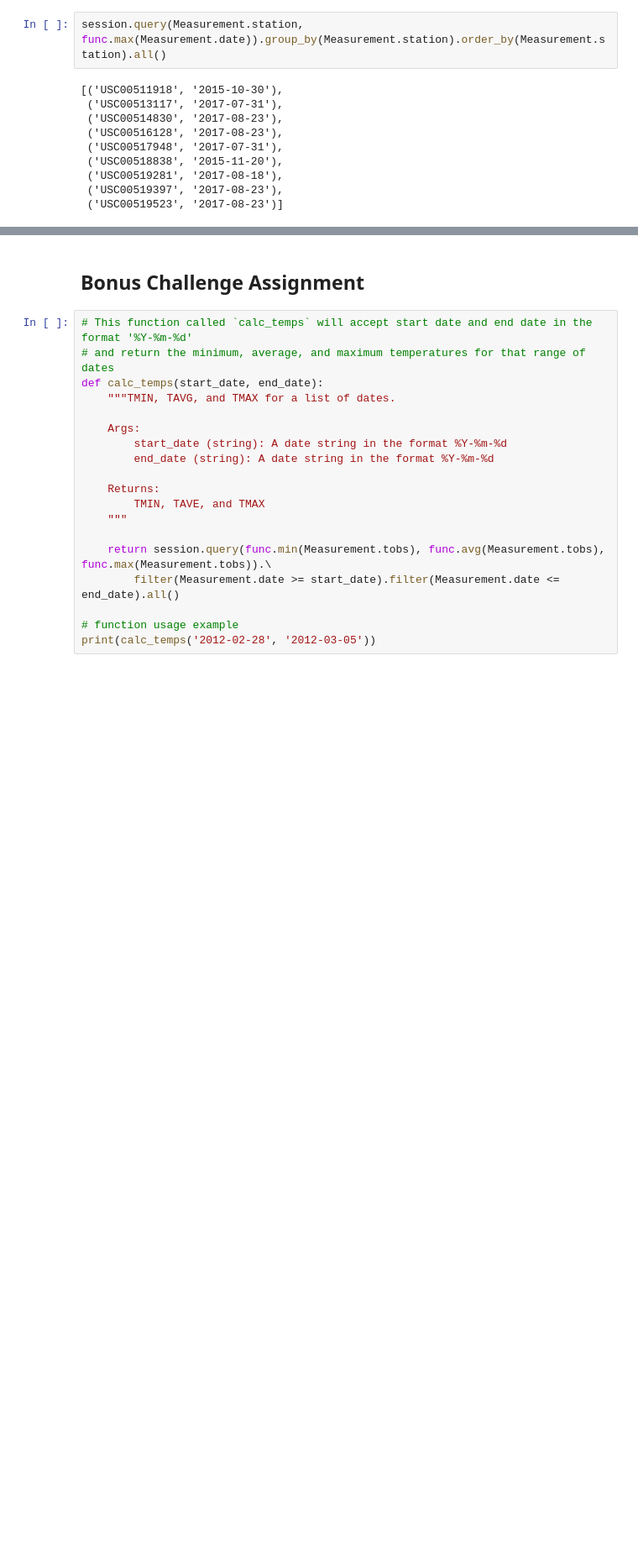
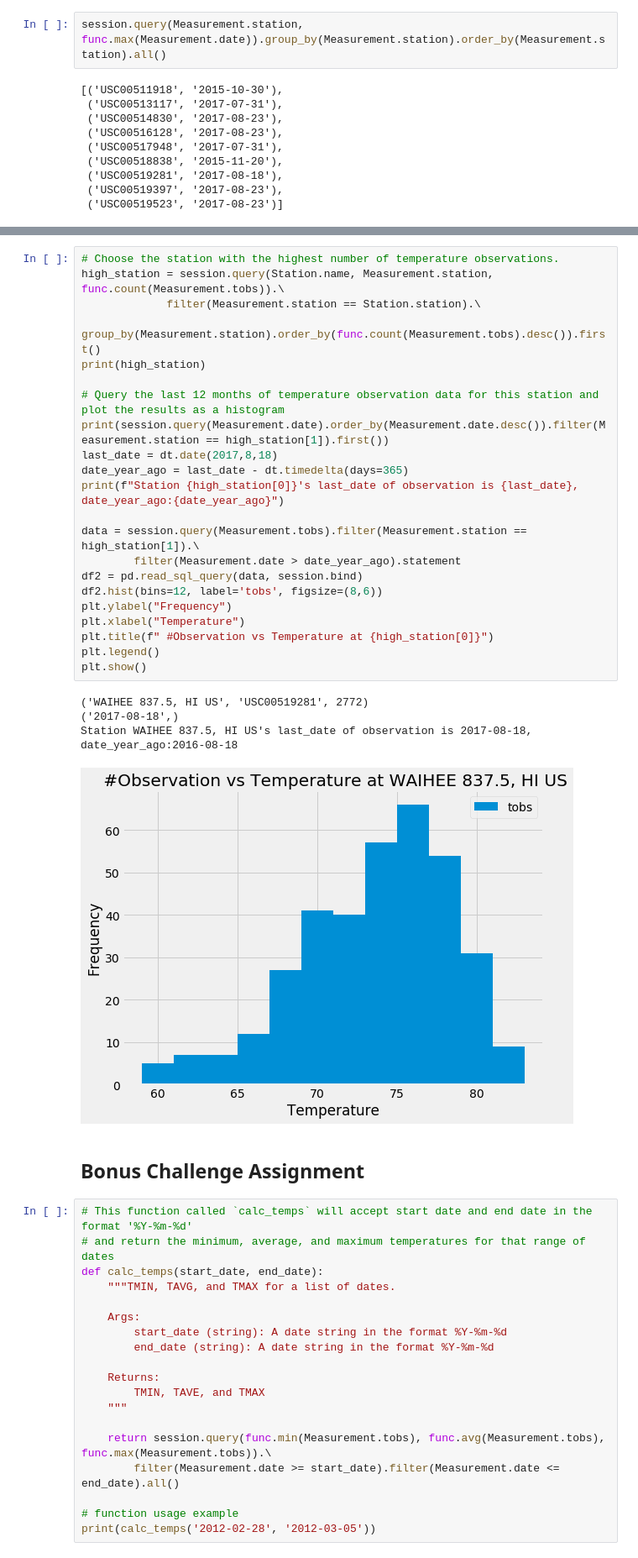
Before and after one commit to sjj1971/sqlalchemy-challenge, a Jupyter notebook: climate_starter.ipynb, the cells around one changed output, grey strips where cells are left out. Shown at 84% size. Drawn from its saved outputs; the diff is of its cells as text; blank space fills up the shorter version.

```diff
--- a/climate_starter.ipynb
+++ b/climate_starter.ipynb
@@ -151,3 +201,30 @@ plt.show()
+# %%
+# Choose the station with the highest number of temperature observations.
+high_station = session.query(Station.name, Measurement.station, func.count(Measurement.tobs)).\
+             filter(Measurement.station == Station.station).\
+             group_by(Measurement.station).order_by(func.count(Measurement.tobs).desc()).first()
+print(high_station)
+
+# Query the last 12 months of temperature observation data for this station and plot the results as a histogram
+print(session.query(Measurement.date).order_by(Measurement.date.desc()).filter(Measurement.station == high_station[1]).first())
+last_date = dt.date(2017,8,18)
+date_year_ago = last_date - dt.timedelta(days=365)
+print(f"Station {high_station[0]}'s last_date of observation is {last_date}, date_year_ago:{date_year_ago}")
+
+data = session.query(Measurement.tobs).filter(Measurement.station == high_station[1]).\
+        filter(Measurement.date > date_year_ago).statement
+df2 = pd.read_sql_query(data, session.bind)
+df2.hist(bins=12, label='tobs', figsize=(8,6))
+plt.ylabel("Frequency")
+plt.xlabel("Temperature")
+plt.title(f" #Observation vs Temperature at {high_station[0]}")
+plt.legend()
+plt.show()
+# %% [output]
+('WAIHEE 837.5, HI US', 'USC00519281', 2772)
+('2017-08-18',)
+Station WAIHEE 837.5, HI US's last_date of observation is 2017-08-18, date_year_ago:2016-08-18
+[figure, added]
 # %% [markdown]
 ## Bonus Challenge Assignment
 # %%
```
Also changed, not shown: parts of 13 cells of this notebook, 1 other file.
